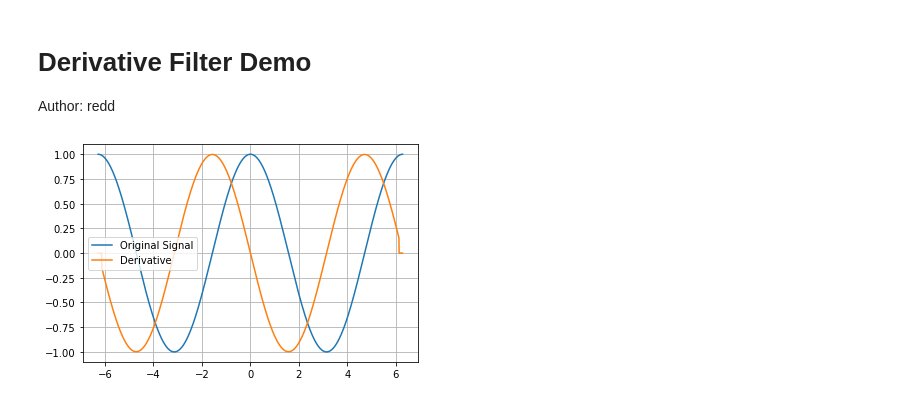
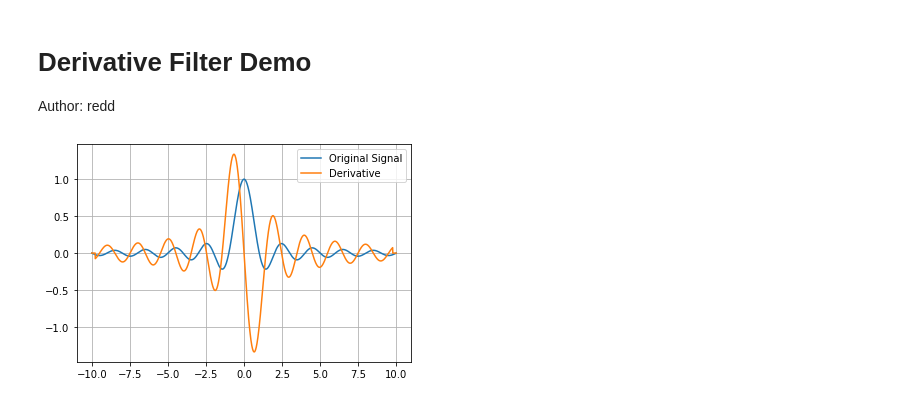
Before and after one commit to 49pctber/digicomm, a Jupyter notebook: derivative_filters.ipynb, the cells around one changed output. Cells and saved outputs as stored; diff of their text form; code cells hidden in the pictures.

```diff
--- a/derivative_filters.ipynb
+++ b/derivative_filters.ipynb
@@ -5,23 +5,23 @@ Author: redd
 # %%
 import numpy as np
 from matplotlib import pyplot as plt
 from digicomm import derivativeFilter
 
-Tsamp = 0.01
-Tstart = -2*np.pi
-Tstop = 2*np.pi
+Tsamp = .01
+Tstart = -10
+Tstop = 10
 t = np.arange(Tstart,Tstop,step=Tsamp)
-N = 4*8-1
-x = np.cos(t)
-y = derivativeFilter(x,N=N,Tsamp=Tsamp)
+N = 4*12-1
+x = np.sinc(t) # np.log(t) # np.abs(t) # np.exp(t) # np.cos(t)
+y = derivativeFilter(x,N=N,Tsamp=Tsamp,zero_edge=True)
 
 plt.plot(t,x)
 plt.plot(t,y)
 plt.grid(True)
 plt.legend([
     "Original Signal",
     "Derivative"
 ])
 plt.show()
 # %% [output]
-[figure, old version]
+[figure, new version]
```
Also changed, not shown: 7 other files.
